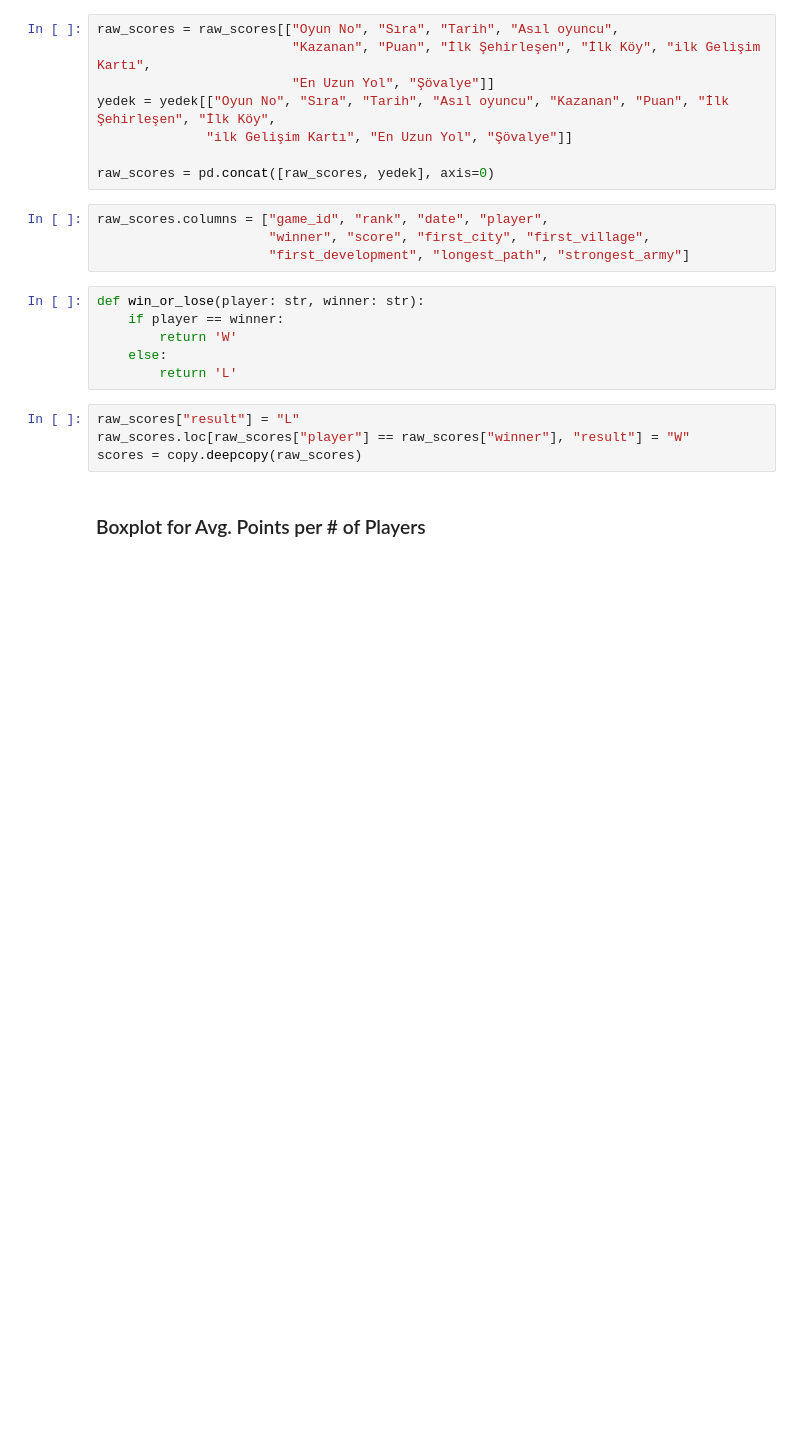
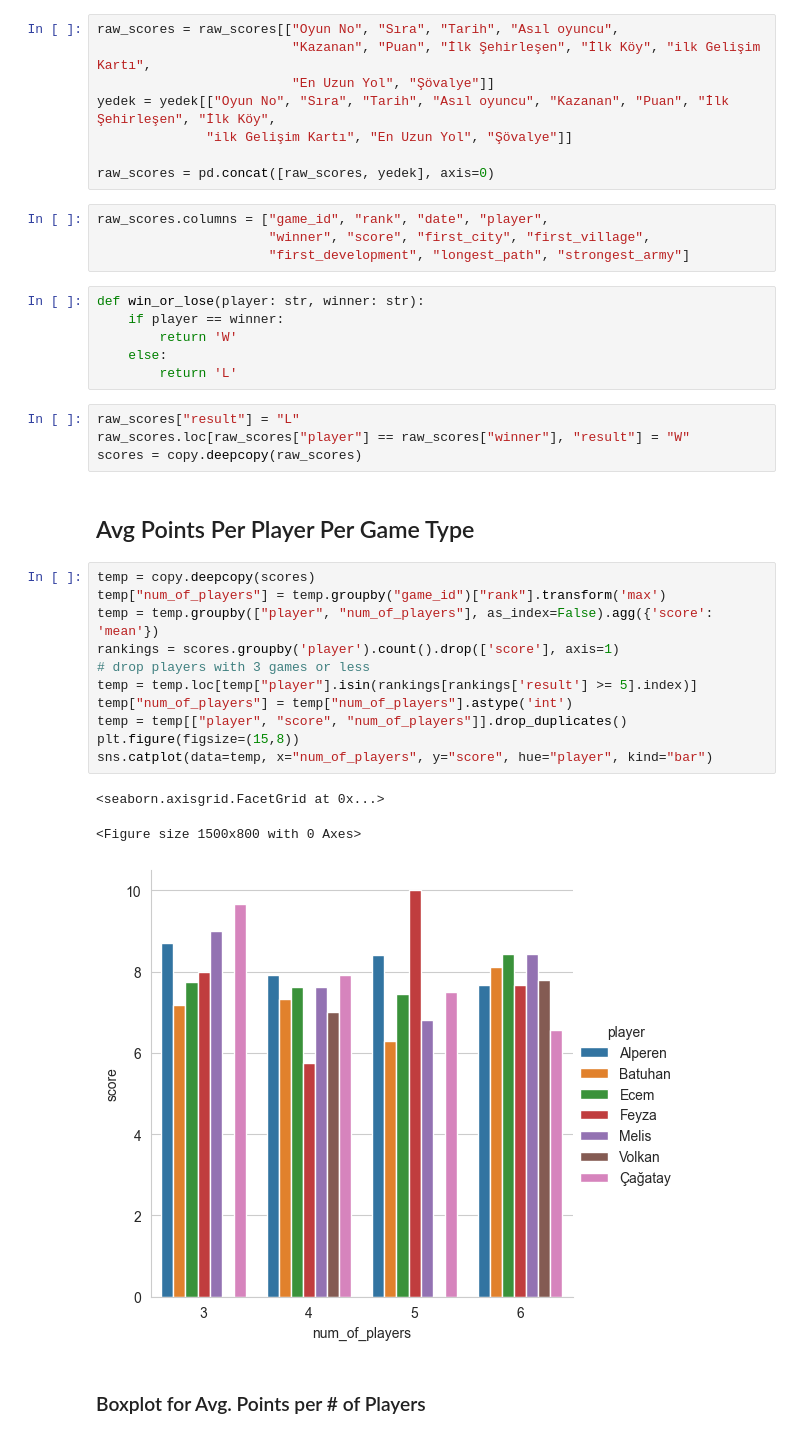
Before and after one commit to koftezz/the-settlers-of-catan, a Jupyter notebook: The Settlers of Catan Board Game.ipynb, the cells around one changed output. Cells and saved outputs as stored; diff of their text form; blank space fills up the shorter version.

```diff
--- a/The Settlers of Catan Board Game.ipynb
+++ b/The Settlers of Catan Board Game.ipynb
@@ -192,6 +192,23 @@ def win_or_lose(player: str, winner: str):
 raw_scores["result"] = "L"
 raw_scores.loc[raw_scores["player"] == raw_scores["winner"], "result"] = "W"
 scores = copy.deepcopy(raw_scores)
+# %% [markdown]
+## Avg Points Per Player Per Game Type
+# %%
+temp = copy.deepcopy(scores)
+temp["num_of_players"] = temp.groupby("game_id")["rank"].transform('max')
+temp = temp.groupby(["player", "num_of_players"], as_index=False).agg({'score': 'mean'})
+rankings = scores.groupby('player').count().drop(['score'], axis=1)
+# drop players with 3 games or less
+temp = temp.loc[temp["player"].isin(rankings[rankings['result'] >= 5].index)]
+temp["num_of_players"] = temp["num_of_players"].astype('int')
+temp = temp[["player", "score", "num_of_players"]].drop_duplicates()
+plt.figure(figsize=(15,8))
+sns.catplot(data=temp, x="num_of_players", y="score", hue="player", kind="bar")
+# %% [output]
+<seaborn.axisgrid.FacetGrid at 0x...>
+<Figure size 1500x800 with 0 Axes>
+[figure, added]
 # %% [markdown]
 ### Boxplot for Avg. Points per # of Players
 # %%
```
Also changed, not shown: parts of 8 cells of this notebook.
